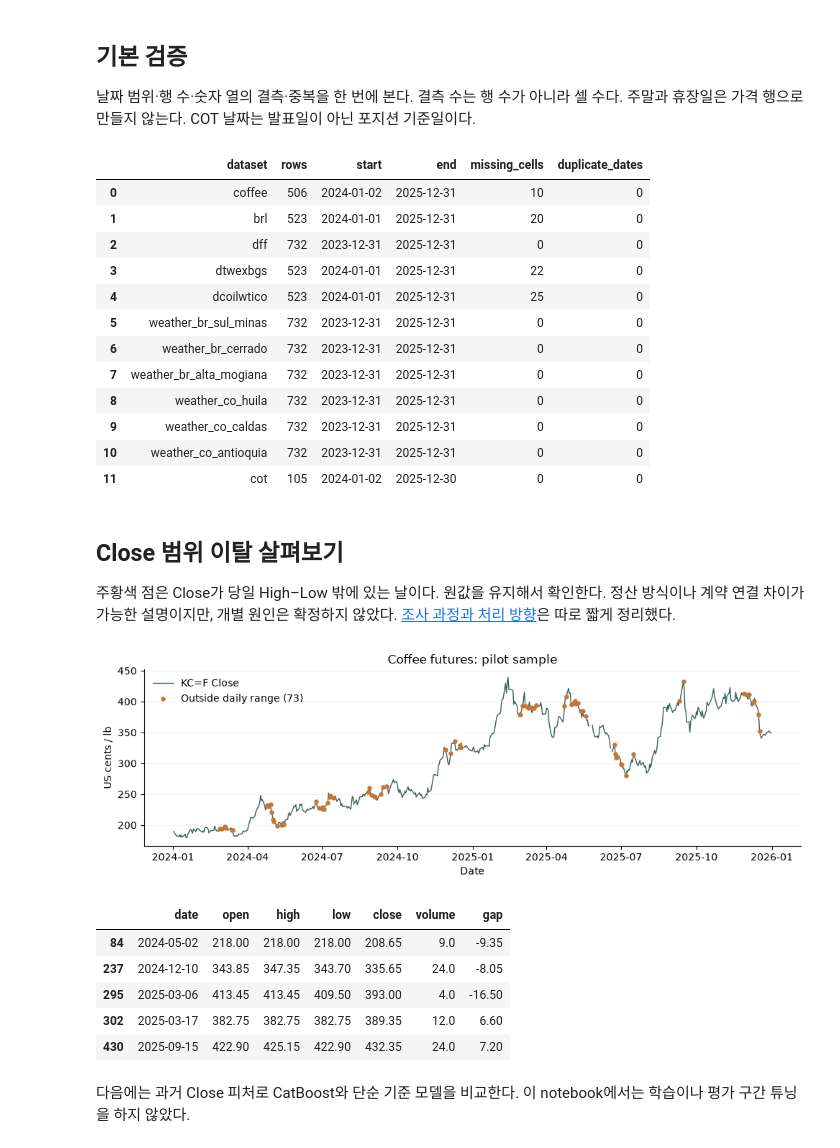
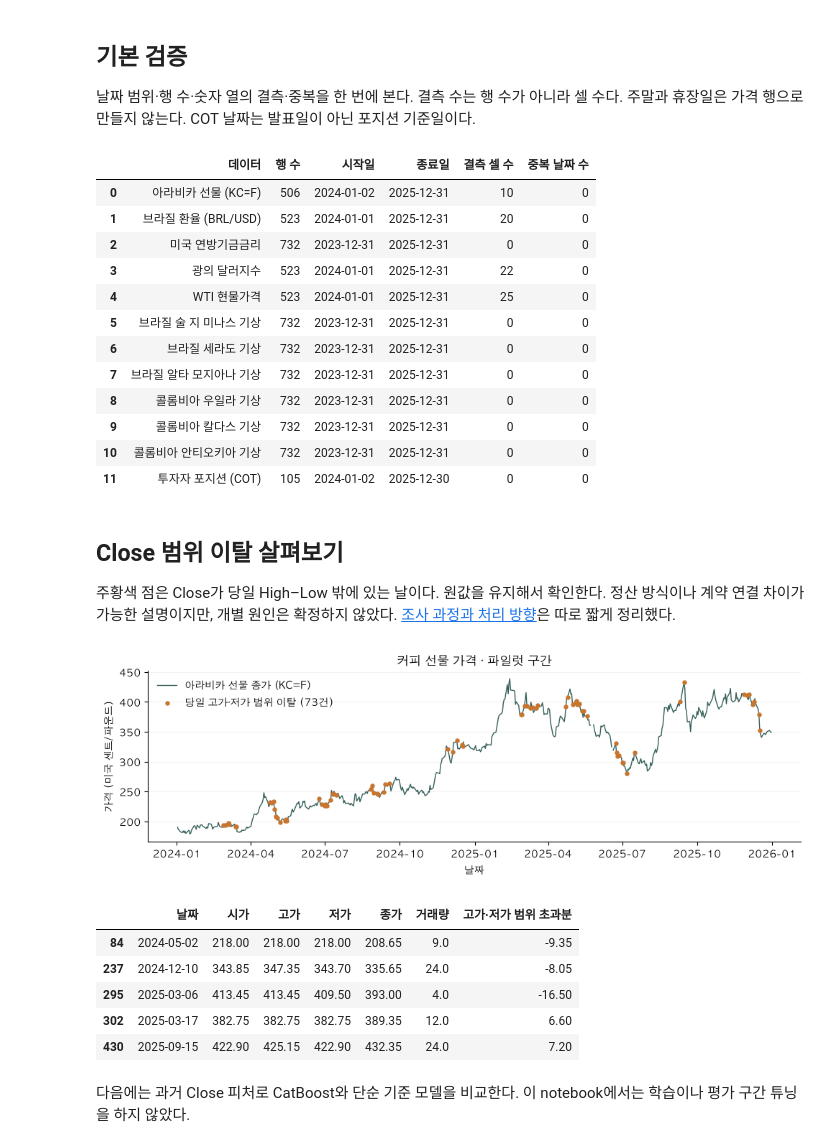
Before and after one commit to MJU-Capstone-2025/Coffee_Price_Prediction, a Jupyter notebook: data_code/01_small_batch_probe.ipynb, the cells around one changed output. Drawn from its saved outputs; the diff is of its cells as text; code cells hidden in the pictures.

```diff
--- a/data_code/01_small_batch_probe.ipynb
+++ b/data_code/01_small_batch_probe.ipynb
@@ -7,6 +7,21 @@
 원응답은 2026-09-12에 받은 자료다. FRED·NASA·CFTC는 마지막 전체 수집본,
 Yahoo는 이어서 원문을 대조할 때 받은 응답을 사용한다. 두 Yahoo 수집본의 가격은 같았다.
 새로 받고 싶으면 아래 `REFRESH`를 `True`로 바꾼다. 같은 백필 스크립트로 작은 구간만 받는다.
+# %%
+import platform
+import matplotlib.pyplot as plt
+
+# 운영체제에 맞는 한글 폰트를 먼저 설정한다.
+if platform.system() == "Windows":
+    plt.rc("font", family="Malgun Gothic")
+elif platform.system() == "Darwin":  # macOS
+    plt.rc("font", family="AppleGothic")
+else:  # Linux / Colab
+    # 나눔고딕이 없으면 Ubuntu/Colab에서 아래 명령을 실행한 뒤 커널을 재시작한다.
+    # !apt-get -qq install -y fonts-nanum
+    plt.rc("font", family="NanumGothic")
+
+plt.rc("axes", unicode_minus=False)  # 음수 축 눈금도 깨지지 않게 표시한다.
 # %%
 from pathlib import Path
 from io import BytesIO
@@ -123,21 +152,24 @@ for name, frame in tables.items():
         "duplicate_dates": int(frame.date.duplicated().sum()),
     })
 summary = pd.DataFrame(rows)
-display(summary)
+display(summary.assign(dataset=summary["dataset"].map(source_labels)).rename(columns={
+    "dataset": "데이터", "rows": "행 수", "start": "시작일", "end": "종료일",
+    "missing_cells": "결측 셀 수", "duplicate_dates": "중복 날짜 수",
+}))
 # %% [output]
-|  | dataset | rows | start | end | missing_cells | duplicate_dates |
-| 0 | coffee | 506 | 2024-01-02 | 2025-12-31 | 10 | 0 |
-| 1 | brl | 523 | 2024-01-01 | 2025-12-31 | 20 | 0 |
-| 2 | dff | 732 | 2023-12-31 | 2025-12-31 | 0 | 0 |
-| 3 | dtwexbgs | 523 | 2024-01-01 | 2025-12-31 | 22 | 0 |
-| 4 | dcoilwtico | 523 | 2024-01-01 | 2025-12-31 | 25 | 0 |
-| 5 | weather_br_sul_minas | 732 | 2023-12-31 | 2025-12-31 | 0 | 0 |
-| 6 | weather_br_cerrado | 732 | 2023-12-31 | 2025-12-31 | 0 | 0 |
-| 7 | weather_br_alta_mogiana | 732 | 2023-12-31 | 2025-12-31 | 0 | 0 |
-| 8 | weather_co_huila | 732 | 2023-12-31 | 2025-12-31 | 0 | 0 |
-| 9 | weather_co_caldas | 732 | 2023-12-31 | 2025-12-31 | 0 | 0 |
-| 10 | weather_co_antioquia | 732 | 2023-12-31 | 2025-12-31 | 0 | 0 |
-| 11 | cot | 105 | 2024-01-02 | 2025-12-30 | 0 | 0 |
+|  | 데이터 | 행 수 | 시작일 | 종료일 | 결측 셀 수 | 중복 날짜 수 |
+| 0 | 아라비카 선물 (KC=F) | 506 | 2024-01-02 | 2025-12-31 | 10 | 0 |
+| 1 | 브라질 환율 (BRL/USD) | 523 | 2024-01-01 | 2025-12-31 | 20 | 0 |
+| 2 | 미국 연방기금금리 | 732 | 2023-12-31 | 2025-12-31 | 0 | 0 |
+| 3 | 광의 달러지수 | 523 | 2024-01-01 | 2025-12-31 | 22 | 0 |
+| 4 | WTI 현물가격 | 523 | 2024-01-01 | 2025-12-31 | 25 | 0 |
+| 5 | 브라질 술 지 미나스 기상 | 732 | 2023-12-31 | 2025-12-31 | 0 | 0 |
+| 6 | 브라질 세라도 기상 | 732 | 2023-12-31 | 2025-12-31 | 0 | 0 |
+| 7 | 브라질 알타 모지아나 기상 | 732 | 2023-12-31 | 2025-12-31 | 0 | 0 |
+| 8 | 콜롬비아 우일라 기상 | 732 | 2023-12-31 | 2025-12-31 | 0 | 0 |
+| 9 | 콜롬비아 칼다스 기상 | 732 | 2023-12-31 | 2025-12-31 | 0 | 0 |
+| 10 | 콜롬비아 안티오키아 기상 | 732 | 2023-12-31 | 2025-12-31 | 0 | 0 |
+| 11 | 투자자 포지션 (COT) | 105 | 2024-01-02 | 2025-12-30 | 0 | 0 |
 # %% [markdown]
 ## Close 범위 이탈 살펴보기
 
@@ -147,19 +179,19 @@ display(summary)
 # %%
 coffee = tables["coffee"]
 outside = (coffee.close < coffee.low) | (coffee.close > coffee.high)
 
 fig, ax = plt.subplots(figsize=(10, 3.4), dpi=100)
-ax.plot(coffee.date, coffee.close, color="#35605a", linewidth=1, label="KC=F Close")
+ax.plot(coffee.date, coffee.close, color="#35605a", linewidth=1, label="아라비카 선물 종가 (KC=F)")
 ax.scatter(coffee.loc[outside, "date"], coffee.loc[outside, "close"],
-           color="#c8752e", s=13, label=f"Outside daily range ({outside.sum()})", zorder=3)
-ax.set(title="Coffee futures: pilot sample", ylabel="US cents / lb", xlabel="Date")
+           color="#c8752e", s=13, label=f"당일 고가·저가 범위 이탈 ({outside.sum()}건)", zorder=3)
+ax.set(title="커피 선물 가격 · 파일럿 구간", ylabel="가격 (미국 센트/파운드)", xlabel="날짜")
 ax.spines[["top", "right"]].set_visible(False)
 ax.grid(axis="y", alpha=0.15)
 ax.legend(frameon=False, loc="upper left")
 fig.tight_layout()
 plt.show()
 # %% [output]
-[figure, old version]
+[figure, new version]
 # %%
 examples = coffee.loc[outside, ["date", "open", "high", "low", "close", "volume"]].copy()
 examples["gap"] = np.where(examples.close < examples.low,
@@ -167,9 +199,12 @@ examples["gap"] = np.where(examples.close < examples.low,
 examples = examples.loc[examples.gap.abs().nlargest(5).index].sort_values("date")
 numeric_columns = examples.select_dtypes(include="number").columns
 examples[numeric_columns] = examples[numeric_columns].round(4)
-display(examples)
+display(examples.rename(columns={
+    "date": "날짜", "open": "시가", "high": "고가", "low": "저가", "close": "종가",
+    "volume": "거래량", "gap": "고가·저가 범위 초과분",
+}))
 # %% [output]
-|  | date | open | high | low | close | volume | gap |
+|  | 날짜 | 시가 | 고가 | 저가 | 종가 | 거래량 | 고가·저가 범위 초과분 |
 | 84 | 2024-05-02 | 218.00 | 218.00 | 218.00 | 208.65 | 9.0 | -9.35 |
 | 237 | 2024-12-10 | 343.85 | 347.35 | 343.70 | 335.65 | 24.0 | -8.05 |
 | 295 | 2025-03-06 | 413.45 | 413.45 | 409.50 | 393.00 | 4.0 | -16.50 |
```
Also changed, not shown: parts of 1 cell of this notebook.
